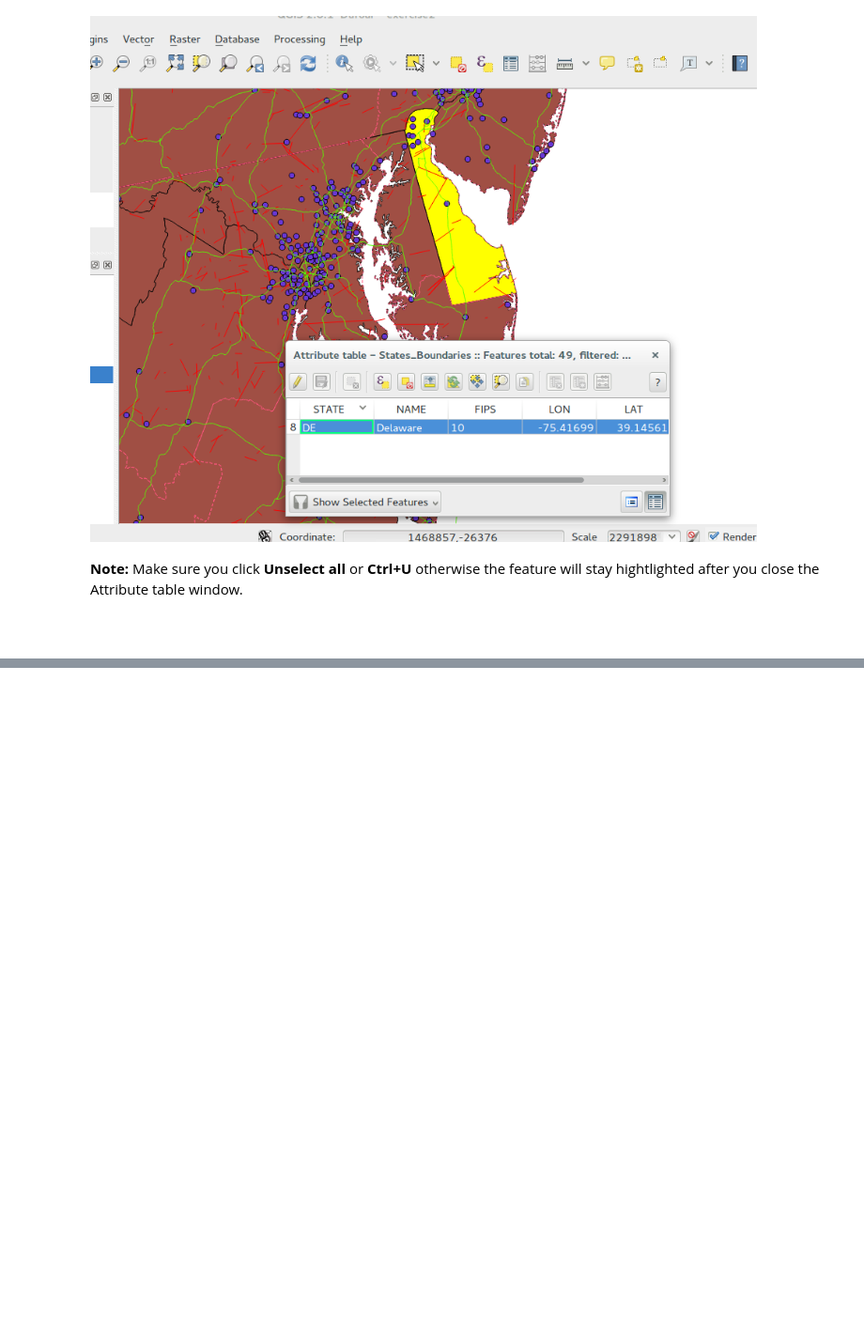
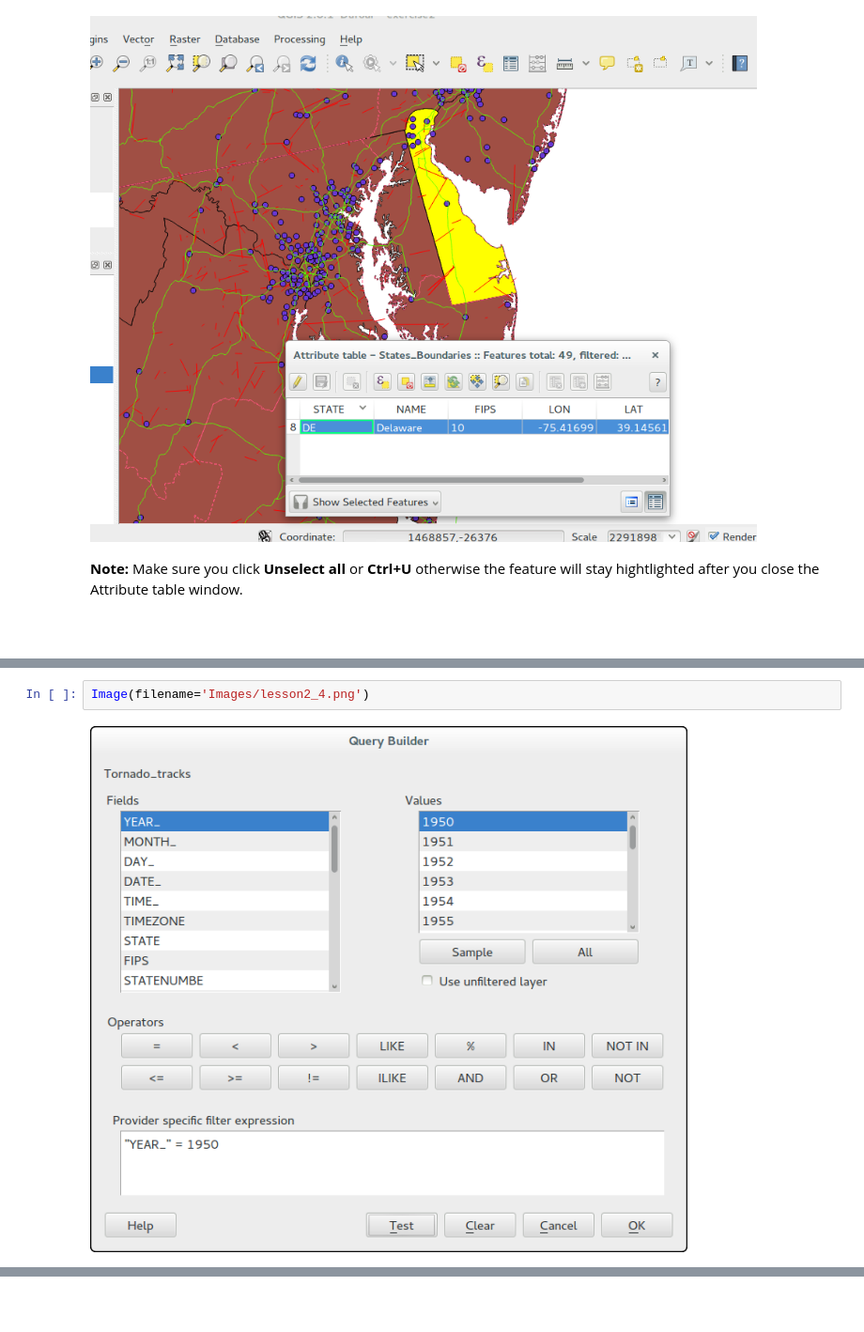
Before and after one commit to hadleigh/QGIS_and_Python, a Jupyter notebook: Lesson_2.ipynb, the cells around one changed output, grey strips where cells are left out. Shown at 94% size. Drawn from its saved outputs; the diff is of its cells as text; blank space fills up the shorter version.

Commit message:
finsihed lesson 2

```diff
--- a/Lesson_2.ipynb
+++ b/Lesson_2.ipynb
@@ -114,0 +135,4 @@ Image(filename='Images/lesson2_3.png')
+# %%
+Image(filename='Images/lesson2_4.png')
+# %% [output]
+[figure, added]
```
Also changed, not shown: parts of 13 cells of this notebook, 3 other files.
